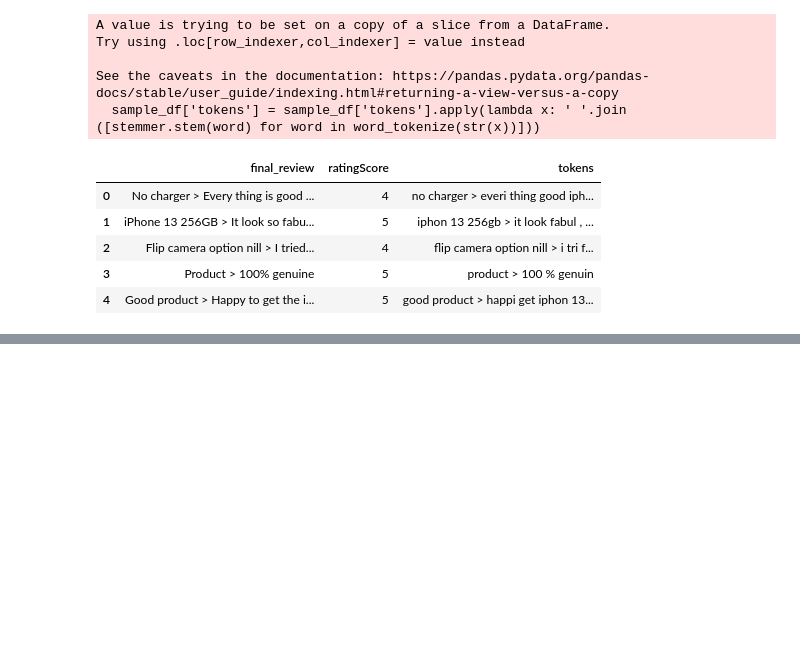
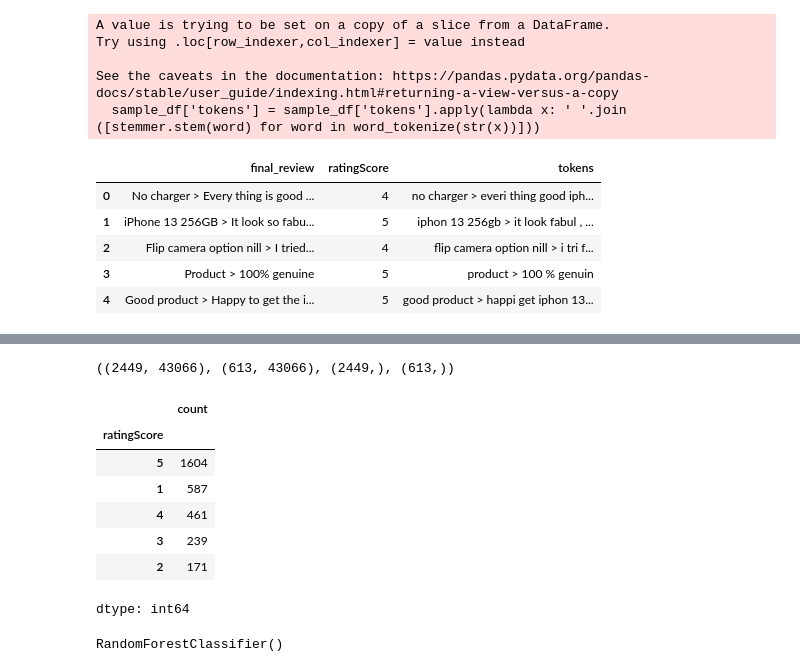
Before and after one commit to AjayAndData/REF_LLM, a Jupyter notebook: basic_NLP.ipynb, the cells around one changed output, grey strips where cells are left out. Drawn from its saved outputs; the diff is of its cells as text; code cells hidden in the pictures; blank space fills up the shorter version.

Commit message:
NLTK with classic ML model

```diff
--- a/basic_NLP.ipynb
+++ b/basic_NLP.ipynb
@@ -181,0 +216,23 @@ See the caveats in the documentation: https://pandas.pydata.org/pandas-docs/stab
+# %%
+from sklearn.model_selection import train_test_split
+X_train, X_test, y_train, y_test = train_test_split(new_cnt_df, sample_df['ratingScore'], test_size=0.2, stratify=sample_df['ratingScore'])
+X_train.shape, X_test.shape, y_train.shape, y_test.shape
+# %% [output]
+((2449, 43066), (613, 43066), (2449,), (613,))
+# %%
+sample_df['ratingScore'].value_counts()
+# %% [output]
+|  | count |
+| ratingScore |  |
+| 5 | 1604 |
+| 1 | 587 |
+| 4 | 461 |
+| 3 | 239 |
+| 2 | 171 |
+dtype: int64
+# %%
+from sklearn.ensemble import RandomForestClassifier
+rf_clf = RandomForestClassifier()
+rf_clf.fit(X_train, y_train)
+# %% [output]
+RandomForestClassifier()
```
Also changed, not shown: parts of 9 cells of this notebook.
